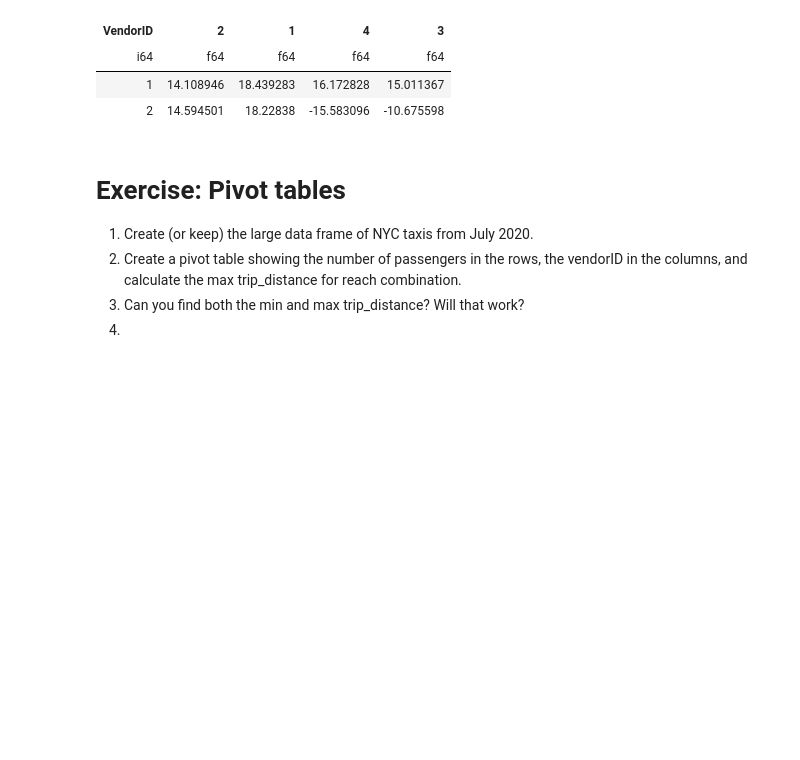
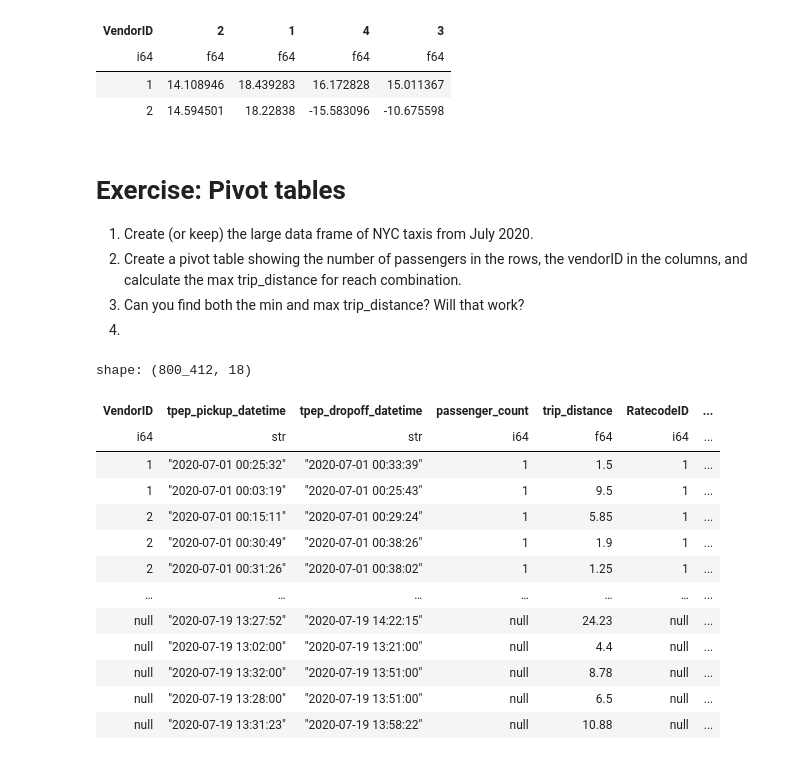
Before and after one commit to opagani/2024-08Aug-25-polars, a Jupyter notebook: LernerPython - 2024-08Aug-25-polars.ipynb, the cells around one changed output. Saved outputs shown, nothing was run; the diff lists cells and outputs as text; code cells hidden in the pictures; blank space fills up the shorter version.

```diff
--- a/LernerPython - 2024-08Aug-25-polars.ipynb
+++ b/LernerPython - 2024-08Aug-25-polars.ipynb
@@ -1335,3 +1335,20 @@ shape: (2, 5)
 2. Create a pivot table showing the number of passengers in the rows, the vendorID in the columns, and calculate the max trip_distance for reach combination.
 3. Can you find both the min and max trip_distance? Will that work?
 4.
+# %%
+df
+# %% [output]
+shape: (800_412, 18)
+| VendorID | tpep_pickup_datetime | tpep_dropoff_datetime | passenger_count | trip_distance | RatecodeID | ... |
+| i64 | str | str | i64 | f64 | i64 | ... |
+| 1 | "2020-07-01 00:25:32" | "2020-07-01 00:33:39" | 1 | 1.5 | 1 | ... |
+| 1 | "2020-07-01 00:03:19" | "2020-07-01 00:25:43" | 1 | 9.5 | 1 | ... |
+| 2 | "2020-07-01 00:15:11" | "2020-07-01 00:29:24" | 1 | 5.85 | 1 | ... |
+| 2 | "2020-07-01 00:30:49" | "2020-07-01 00:38:26" | 1 | 1.9 | 1 | ... |
+| 2 | "2020-07-01 00:31:26" | "2020-07-01 00:38:02" | 1 | 1.25 | 1 | ... |
+| … | … | … | … | … | … | ... |
+| null | "2020-07-19 13:27:52" | "2020-07-19 14:22:15" | null | 24.23 | null | ... |
+| null | "2020-07-19 13:02:00" | "2020-07-19 13:21:00" | null | 4.4 | null | ... |
+| null | "2020-07-19 13:32:00" | "2020-07-19 13:51:00" | null | 8.78 | null | ... |
+| null | "2020-07-19 13:28:00" | "2020-07-19 13:51:00" | null | 6.5 | null | ... |
+| null | "2020-07-19 13:31:23" | "2020-07-19 13:58:22" | null | 10.88 | null | ... |
```
Also changed, not shown: parts of 1 cell of this notebook.
